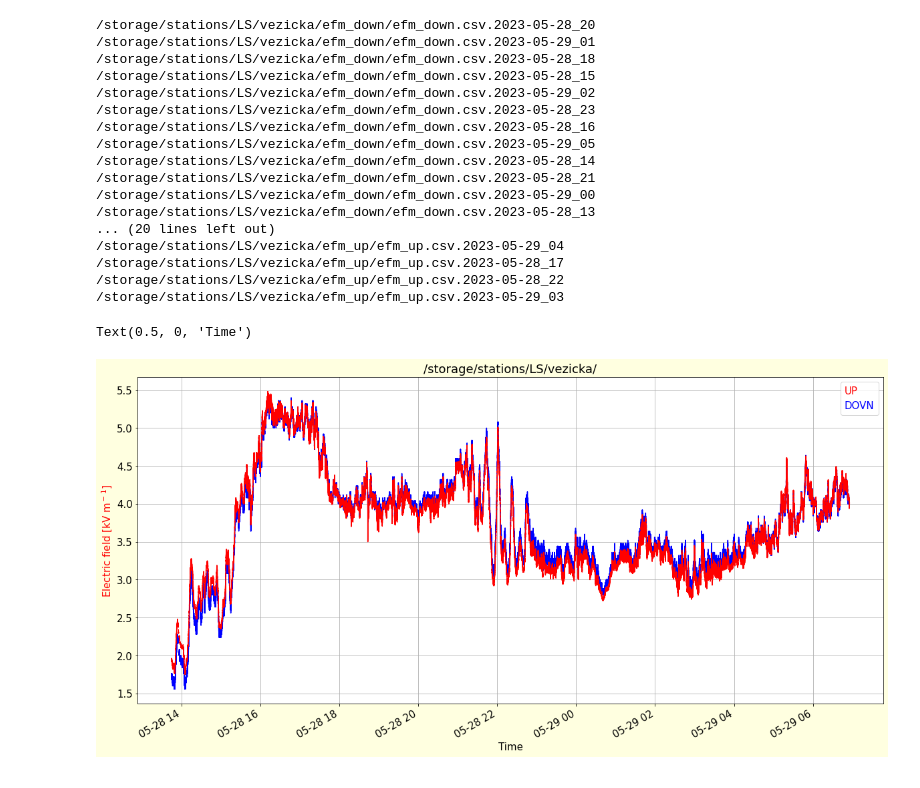
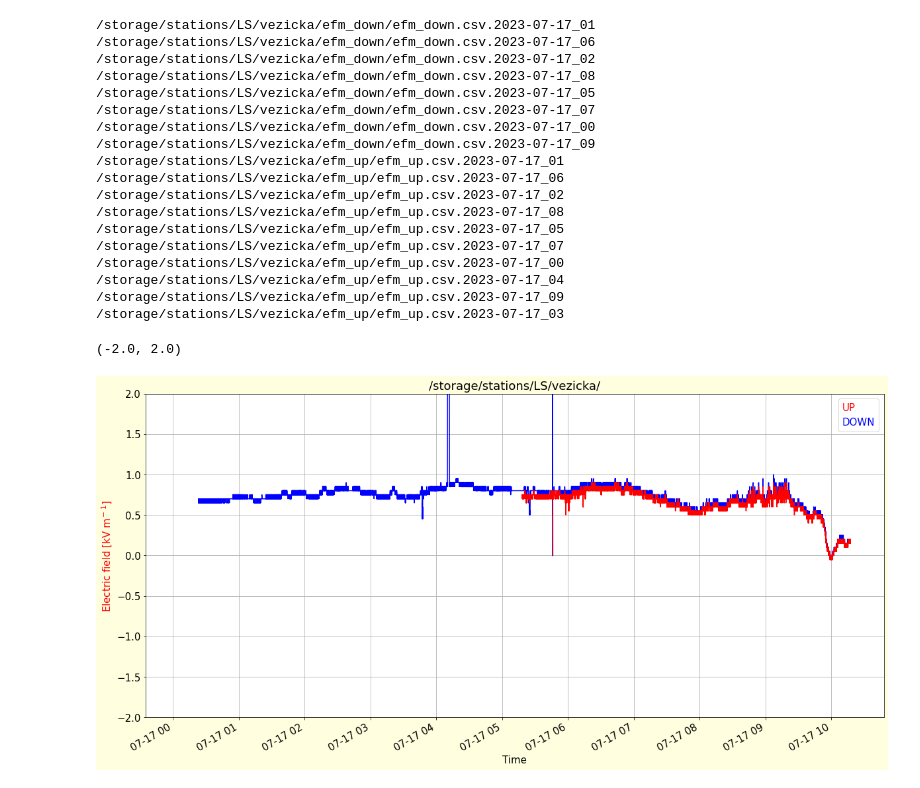
Before and after one commit to ODZ-UJF-AV-CR/LSvezicka, a Jupyter notebook: notebooks/EFM.ipynb, the cells around one changed output. Cells and saved outputs as stored; diff of their text form; code cells hidden in the pictures.

```diff
--- a/notebooks/EFM.ipynb
+++ b/notebooks/EFM.ipynb
@@ -13,61 +13,63 @@ import matplotlib
 # %%
 fto = '/storage/stations/LS/vezicka/'
 # %%
-ftt = glob.iglob(fto+"/**/*.csv.2023-05-2*") # generator, search immediate subdirectories
+ftt = glob.iglob(fto+"/**/efm*.csv.2023-07-17*") # generator, search immediate subdirectories
 
 plt.figure(figsize=(20,10), facecolor='lightyellow')
 matplotlib.rcParams.update({'font.size': 15})
 
-offset = 0
-
 for f in ftt:
     print(f)
-    if 'up' in f:
-        label = 'UP'
-        color = 'red'
-        factor = 1
-    else:
-        label = 'DOWN'
-        color = 'blue'
-        factor = 4
     l=[]
     l.extend(range(0,4))
 
     df = pd.read_csv(f, sep=',', header=None, names=l, comment='*', low_memory=False, on_bad_lines='skip')
-    #df = pd.read_csv(f, sep=',', header=None, comment='*', low_memory=False)
 
-    df['field'] = df[1].str.extract('(\d+.\d+)', expand=False)
+    if 'up' in f:
+        label = 'UP'
+        color = 'red'
+        factor = 5
+    else:
+        label = 'DOWN'
+        color = 'blue'
+        factor = 5
+
+
+    df['field'] = df[1].str.replace('$', '', regex=False)
     df['time'] = pd.to_datetime(df[0],unit='s')
     df.set_index('time', inplace=True, drop=False)
-    df['field'] = pd.to_numeric(df['field'])
+    df['field'] = pd.to_numeric(df['field'], errors='coerce')
 
     (df['field']*factor).plot(label=label, color=color)
 
 plt.ylabel('Electric field [kV m$^-$$^1$]', color='red')
 plt.title(fto)
 #plt.legend()
-plt.legend(['UP','DOVN'], labelcolor=['red','blue'], handlelength=0, handletextpad=0, fancybox=True)
+plt.legend(['UP','DOWN'], labelcolor=['red','blue'], handlelength=0, handletextpad=0, fancybox=True)
 plt.grid()
 plt.xlabel('Time')
-#plt.xlim(3000,3400)
+#plt.ylim(-50,50)
+plt.ylim(-2,2)
+#plt.xlim('2023-05-29 21:00','2023-05-29 23:59')
 # %% [output]
-/storage/stations/LS/vezicka/efm_down/efm_down.csv.2023-05-28_20
-/storage/stations/LS/vezicka/efm_down/efm_down.csv.2023-05-29_01
-/storage/stations/LS/vezicka/efm_down/efm_down.csv.2023-05-28_18
-/storage/stations/LS/vezicka/efm_down/efm_down.csv.2023-05-28_15
-/storage/stations/LS/vezicka/efm_down/efm_down.csv.2023-05-29_02
-/storage/stations/LS/vezicka/efm_down/efm_down.csv.2023-05-28_23
-/storage/stations/LS/vezicka/efm_down/efm_down.csv.2023-05-28_16
-/storage/stations/LS/vezicka/efm_down/efm_down.csv.2023-05-29_05
-/storage/stations/LS/vezicka/efm_down/efm_down.csv.2023-05-28_14
-/storage/stations/LS/vezicka/efm_down/efm_down.csv.2023-05-28_21
-/storage/stations/LS/vezicka/efm_down/efm_down.csv.2023-05-29_00
-/storage/stations/LS/vezicka/efm_down/efm_down.csv.2023-05-28_13
-... (20 lines left out)
-/storage/stations/LS/vezicka/efm_up/efm_up.csv.2023-05-29_04
-/storage/stations/LS/vezicka/efm_up/efm_up.csv.2023-05-28_17
-/storage/stations/LS/vezicka/efm_up/efm_up.csv.2023-05-28_22
-/storage/stations/LS/vezicka/efm_up/efm_up.csv.2023-05-29_03
+/storage/stations/LS/vezicka/efm_down/efm_down.csv.2023-07-17_01
+/storage/stations/LS/vezicka/efm_down/efm_down.csv.2023-07-17_06
+/storage/stations/LS/vezicka/efm_down/efm_down.csv.2023-07-17_02
+/storage/stations/LS/vezicka/efm_down/efm_down.csv.2023-07-17_08
+/storage/stations/LS/vezicka/efm_down/efm_down.csv.2023-07-17_05
+/storage/stations/LS/vezicka/efm_down/efm_down.csv.2023-07-17_07
+/storage/stations/LS/vezicka/efm_down/efm_down.csv.2023-07-17_00
+/storage/stations/LS/vezicka/efm_down/efm_down.csv.2023-07-17_09
+/storage/stations/LS/vezicka/efm_up/efm_up.csv.2023-07-17_01
+/storage/stations/LS/vezicka/efm_up/efm_up.csv.2023-07-17_06
+/storage/stations/LS/vezicka/efm_up/efm_up.csv.2023-07-17_02
+/storage/stations/LS/vezicka/efm_up/efm_up.csv.2023-07-17_08
+/storage/stations/LS/vezicka/efm_up/efm_up.csv.2023-07-17_05
+/storage/stations/LS/vezicka/efm_up/efm_up.csv.2023-07-17_07
+/storage/stations/LS/vezicka/efm_up/efm_up.csv.2023-07-17_00
+/storage/stations/LS/vezicka/efm_up/efm_up.csv.2023-07-17_04
+/storage/stations/LS/vezicka/efm_up/efm_up.csv.2023-07-17_09
+/storage/stations/LS/vezicka/efm_up/efm_up.csv.2023-07-17_03
-Text(0.5, 0, 'Time')
+(-2.0, 2.0)
-[figure, old version]
+[figure, new version]
 # %%
```
Also changed, not shown: parts of 5 cells of this notebook.
